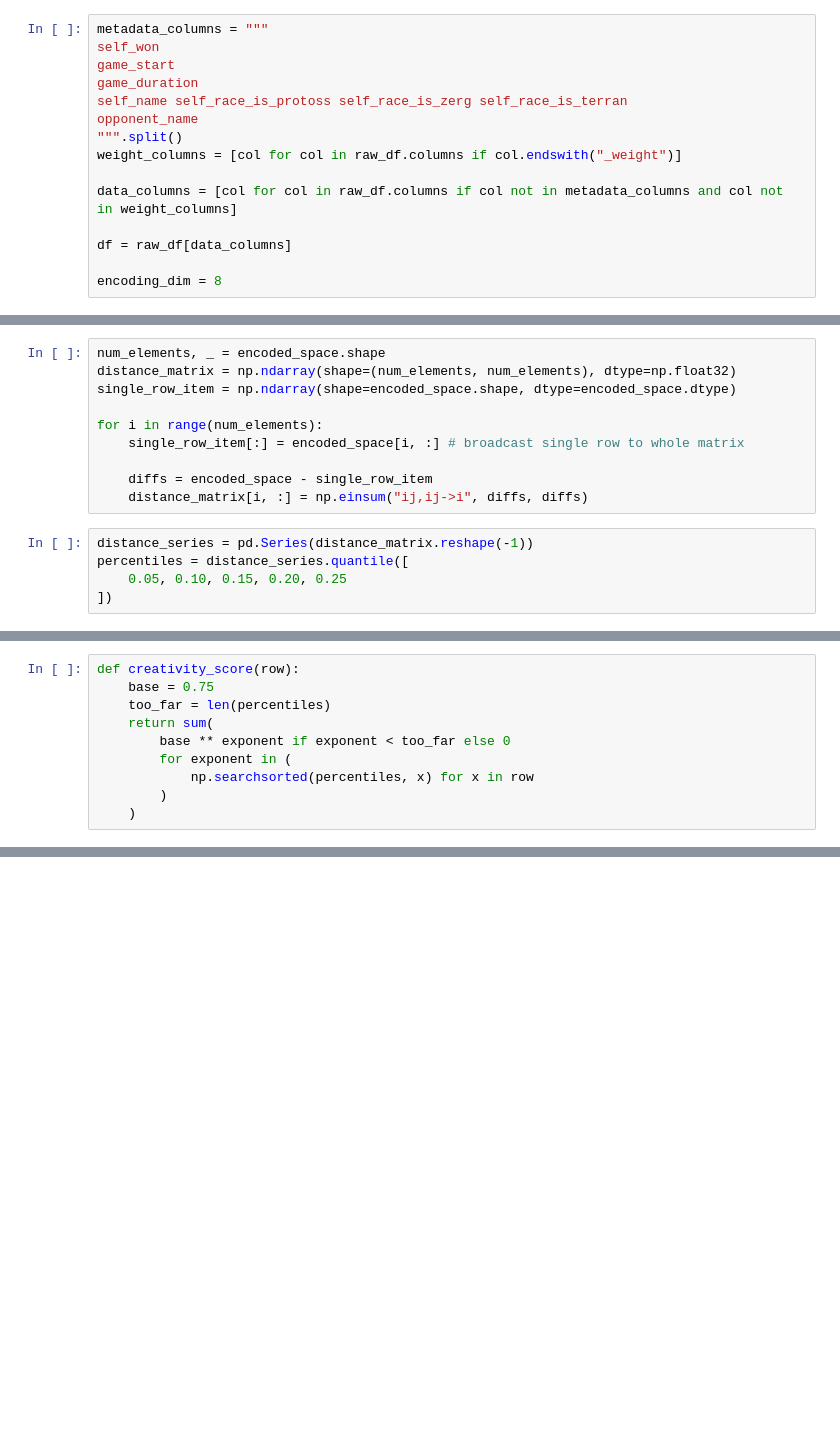
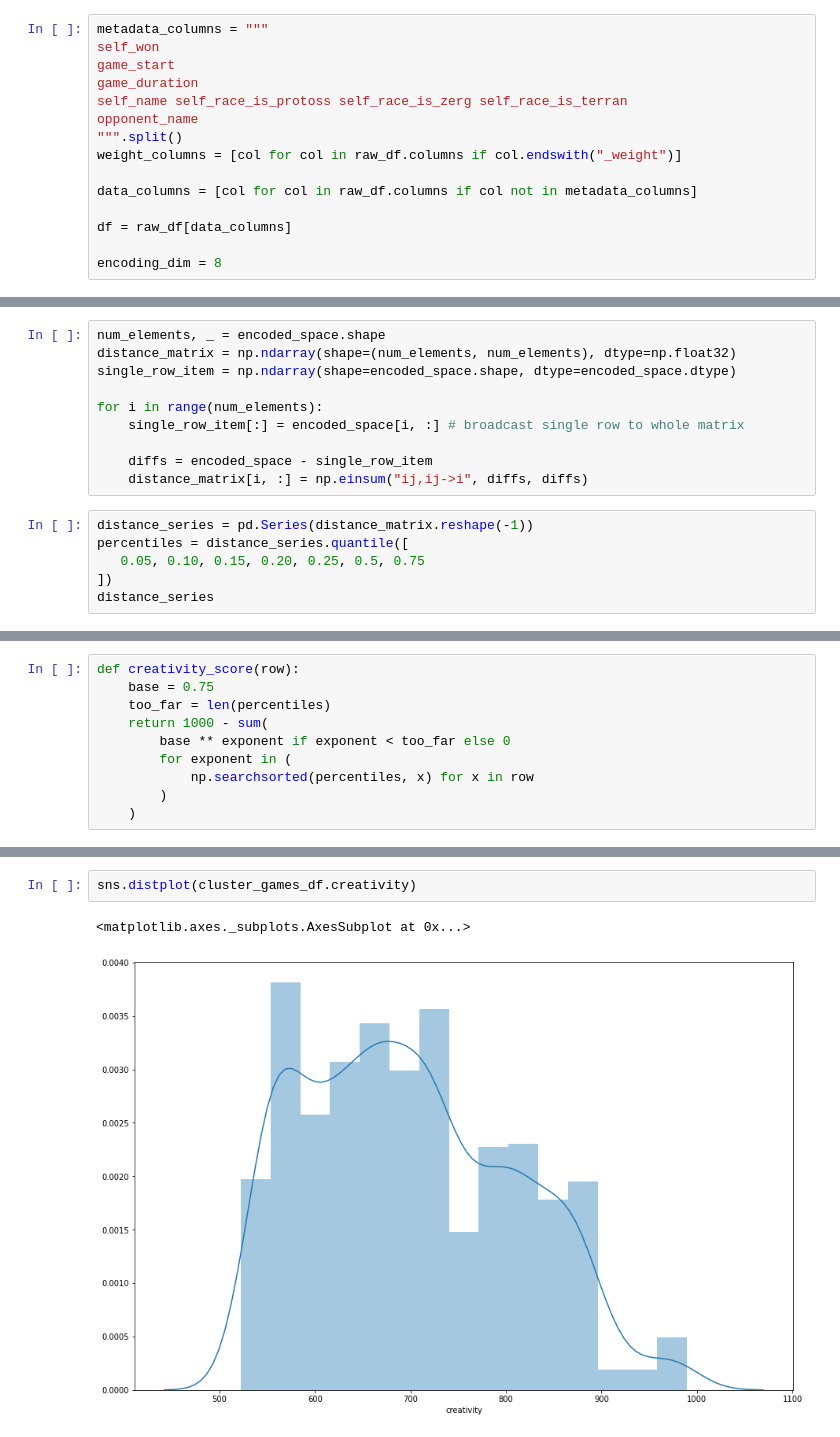
Before and after one commit to axiak/sc2creativity, a Jupyter notebook: notebooks/Autoencoder - density.ipynb, the cells around one changed output, grey strips where cells are left out. Saved outputs shown, nothing was run; the diff lists cells and outputs as text; blank space fills up the shorter version.

```diff
--- a/notebooks/Autoencoder - density.ipynb
+++ b/notebooks/Autoencoder - density.ipynb
@@ -41,7 +41,7 @@ opponent_name
 """.split()
 weight_columns = [col for col in raw_df.columns if col.endswith("_weight")]
 
-data_columns = [col for col in raw_df.columns if col not in metadata_columns and col not in weight_columns]
+data_columns = [col for col in raw_df.columns if col not in metadata_columns]
 
 df = raw_df[data_columns]
 
@@ -118,6 +144,7 @@ for i in range(num_elements):
 # %%
 distance_series = pd.Series(distance_matrix.reshape(-1))
 percentiles = distance_series.quantile([
-    0.05, 0.10, 0.15, 0.20, 0.25
+   0.05, 0.10, 0.15, 0.20, 0.25, 0.5, 0.75
 ])
+distance_series
 # %% [output]
@@ -131,7 +164,7 @@ dtype: float64
 def creativity_score(row):
     base = 0.75
     too_far = len(percentiles)
-    return sum(
+    return 1000 - sum(
         base ** exponent if exponent < too_far else 0
         for exponent in (
             np.searchsorted(percentiles, x) for x in row
@@ -141,0 +181,5 @@ cluster_games_df['creativity'] = np.apply_along_axis(creativity_score, 1, distan
+# %%
+sns.distplot(cluster_games_df.creativity)
+# %% [output]
+<matplotlib.axes._subplots.AxesSubplot at 0x...>
+[figure, added]
```
Also changed, not shown: parts of 8 cells of this notebook, 2 other files.
